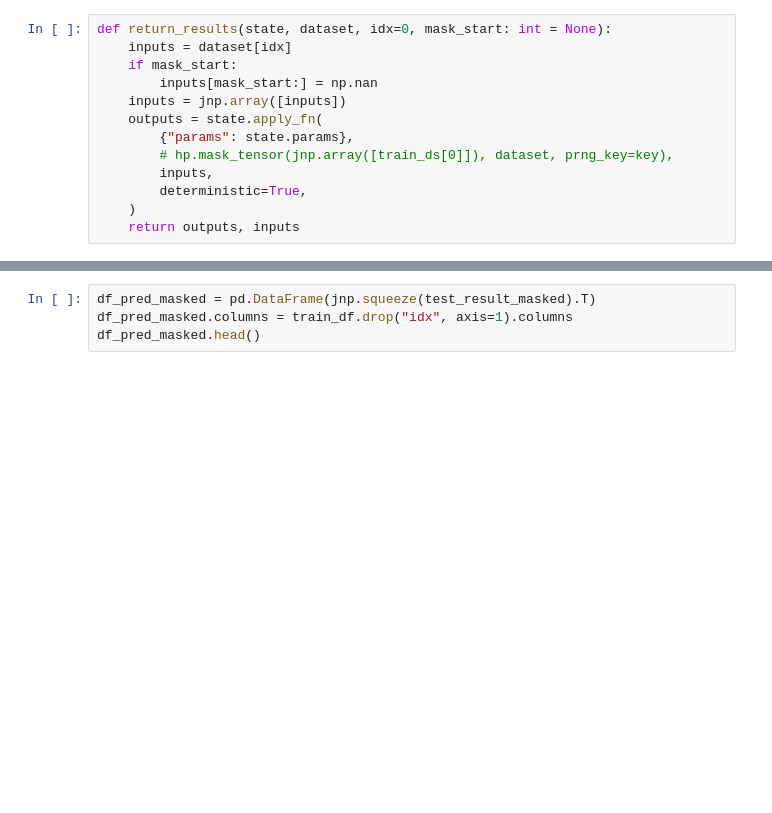
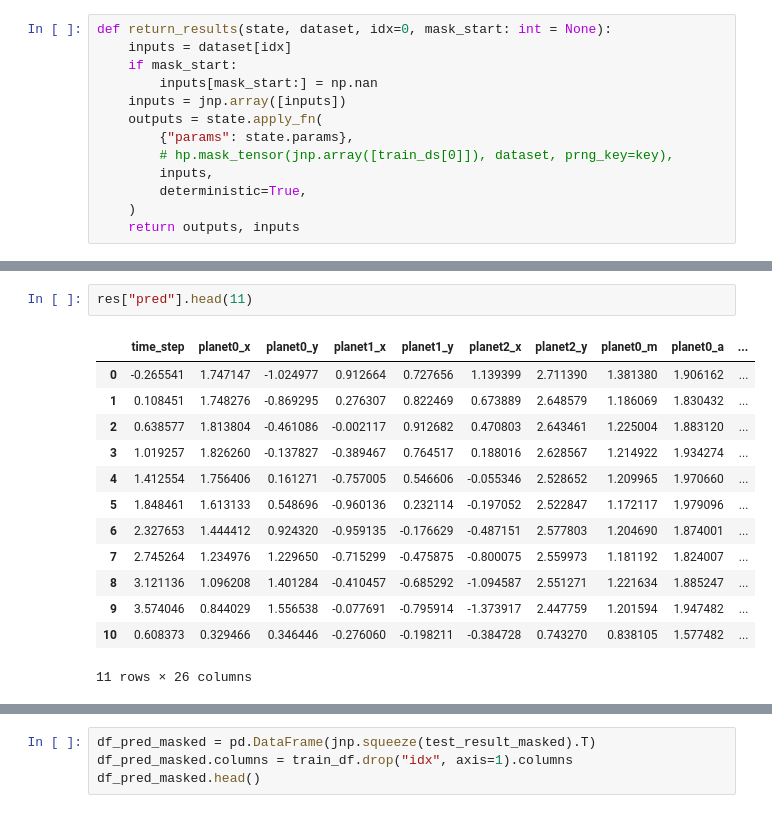
Before and after one commit to IndustryTransformer/Hephaestus, a Jupyter notebook: Plannets.ipynb, the cells around one changed output, grey strips where cells are left out. Drawn from its saved outputs; the diff is of its cells as text; blank space fills up the shorter version.

```diff
--- a/Plannets.ipynb
+++ b/Plannets.ipynb
@@ -504 +497,17 @@ res["diff_no_mask"].head(11)
 11 rows × 26 columns
+# %%
+res["pred"].head(11)
+# %% [output]
+|  | time_step | planet0_x | planet0_y | planet1_x | planet1_y | planet2_x | planet2_y | planet0_m | planet0_a | ... |
+| 0 | -0.265541 | 1.747147 | -1.024977 | 0.912664 | 0.727656 | 1.139399 | 2.711390 | 1.381380 | 1.906162 | ... |
+| 1 | 0.108451 | 1.748276 | -0.869295 | 0.276307 | 0.822469 | 0.673889 | 2.648579 | 1.186069 | 1.830432 | ... |
+| 2 | 0.638577 | 1.813804 | -0.461086 | -0.002117 | 0.912682 | 0.470803 | 2.643461 | 1.225004 | 1.883120 | ... |
+| 3 | 1.019257 | 1.826260 | -0.137827 | -0.389467 | 0.764517 | 0.188016 | 2.628567 | 1.214922 | 1.934274 | ... |
+| 4 | 1.412554 | 1.756406 | 0.161271 | -0.757005 | 0.546606 | -0.055346 | 2.528652 | 1.209965 | 1.970660 | ... |
+| 5 | 1.848461 | 1.613133 | 0.548696 | -0.960136 | 0.232114 | -0.197052 | 2.522847 | 1.172117 | 1.979096 | ... |
+| 6 | 2.327653 | 1.444412 | 0.924320 | -0.959135 | -0.176629 | -0.487151 | 2.577803 | 1.204690 | 1.874001 | ... |
+| 7 | 2.745264 | 1.234976 | 1.229650 | -0.715299 | -0.475875 | -0.800075 | 2.559973 | 1.181192 | 1.824007 | ... |
+| 8 | 3.121136 | 1.096208 | 1.401284 | -0.410457 | -0.685292 | -1.094587 | 2.551271 | 1.221634 | 1.885247 | ... |
+| 9 | 3.574046 | 0.844029 | 1.556538 | -0.077691 | -0.795914 | -1.373917 | 2.447759 | 1.201594 | 1.947482 | ... |
+| 10 | 0.608373 | 0.329466 | 0.346446 | -0.276060 | -0.198211 | -0.384728 | 0.743270 | 0.838105 | 1.577482 | ... |
+11 rows × 26 columns
```
Also changed, not shown: parts of 8 cells of this notebook.
